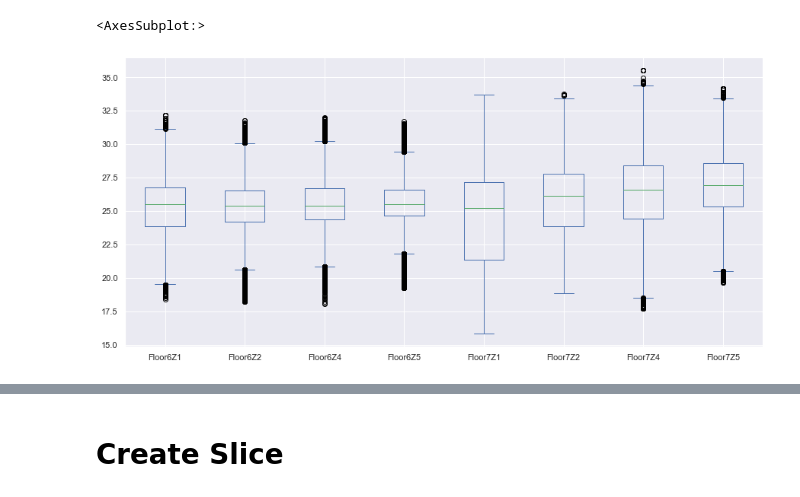
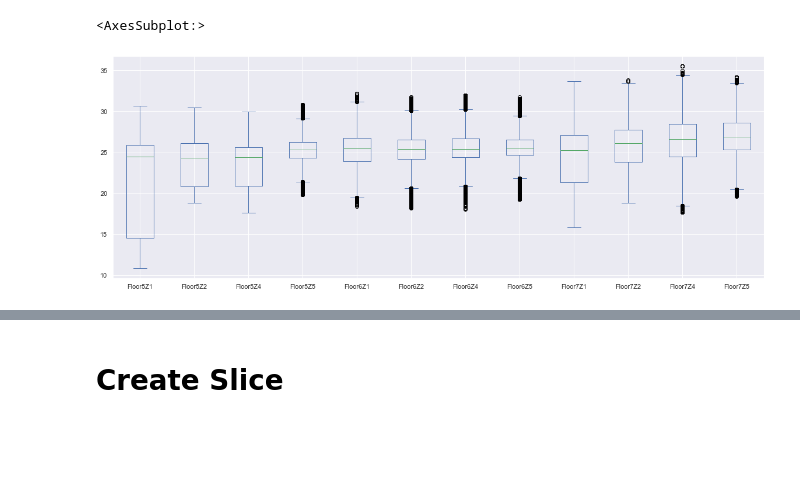
Before and after one commit to AnganMitra/decentralearn, a Jupyter notebook: DMFW/prototype/DMFW_BKdata.ipynb, the cells around one changed output, grey strips where cells are left out. Drawn from its saved outputs; the diff is of its cells as text; code cells hidden in the pictures; blank space fills up the shorter version.

```diff
--- a/DMFW/prototype/DMFW_BKdata.ipynb
+++ b/DMFW/prototype/DMFW_BKdata.ipynb
@@ -128,7 +128,7 @@ def get_info_zone(datadict):
 seed_everything()
 date1 = "2019-03-07"
 date2 = "2019-09-29"
-floors = [6,7]
+floors = [5,6,7]
 floor_dict = createDictFloor(floors, bkdatafolder)
 feature = ["temperature"]
 resample_method = "mean"
@@ -144,10 +144,10 @@ def distribution(datadict, feature):
 # %%
 to_distribution = distribution(resample, "temperature")
 # %%
-to_distribution.plot(kind="box", figsize=(15,7))
+to_distribution.plot(kind="box", figsize=(20,7))
 # %% [output]
 <AxesSubplot:>
-[figure, old version]
+[figure, new version]
 # %%
 mask1 = scaled_data["Floor7Z1"]["weekday"].values ==5
 mask2 = scaled_data["Floor7Z1"]["weekday"].values ==6
```
Also changed, not shown: parts of 13 cells of this notebook, 21 other files.
